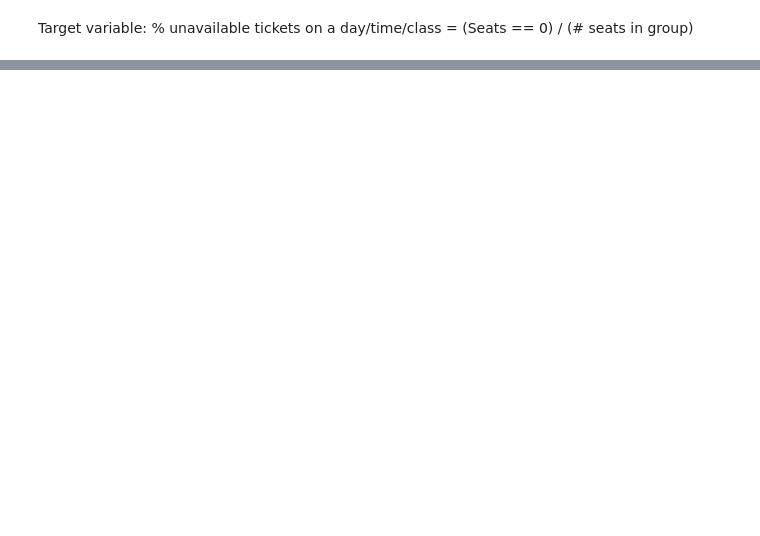
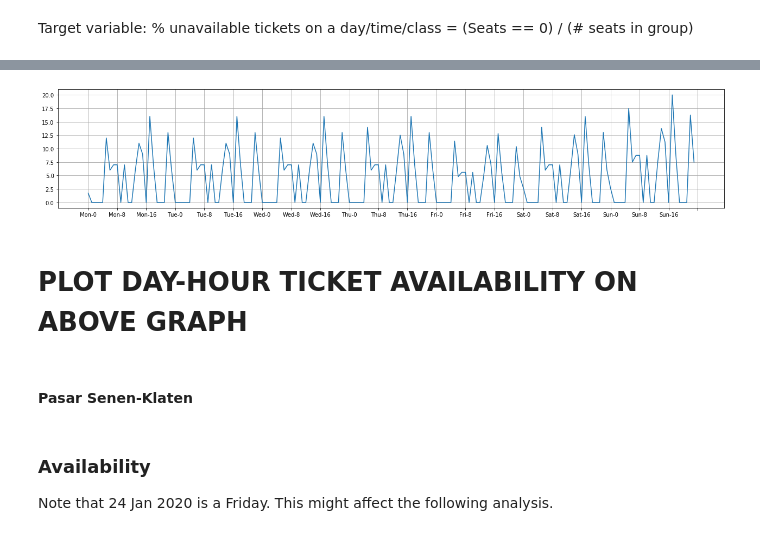
Before and after one commit to umarmf/tiket-scrape, a Jupyter notebook: notebooks/Tiket.com Train Ticket Scraper.ipynb, the cells around one changed output, grey strips where cells are left out. Drawn from its saved outputs; the diff is of its cells as text; code cells hidden in the pictures; blank space fills up the shorter version.

```diff
--- a/notebooks/Tiket.com Train Ticket Scraper.ipynb
+++ b/notebooks/Tiket.com Train Ticket Scraper.ipynb
@@ -203,0 +296,8 @@ after next two days, average avaialiblity = 40%
+# %%
+# generate list of 30 days from 24jan to 24feb
+check_date_plus30 = (dt.strptime(check_date, "%Y-%m-%d")+ timedelta(days=30)).strftime("%Y-%m-%d")
+# %%
+date_range_30days = pd.date_range(check_date, check_date_plus30, periods=30*24+1).to_series() #.reset_index()
+date_range_30days_df = pd.DataFrame({'date': date_range_30days, 'day_name': date_range_30days.dt.day_name(), 'day': date_range_30days.dt.dayofweek, 'hour': date_range_30days.dt.hour })
+dayhour_30days = date_range_30days_df.groupby(['day_name', 'day','hour']).size().reset_index().rename(columns={0: 'count_dayhour'})
+dayhour_30days.sample(5)
@@ -203,0 +311,23 @@ after next two days, average avaialiblity = 40%
+# %%
+df_one_bd_dayhour = pd.DataFrame({'day': df_one_bd.depart_datetime.dt.dayofweek, 'hour': df_one_bd.depart_datetime.dt.hour })
+df_one_bd_dayhour = df_one_bd_dayhour.groupby(['day','hour']).size().reset_index().rename(columns={0: 'count_routes'})
+df_one_bd_dayhour = dayhour_30days.merge(df_one_bd_dayhour, how='left', on =['day','hour'])
+df_one_bd_dayhour['routes_per_dayhour'] = df_one_bd_dayhour['count_routes']/df_one_bd_dayhour['count_dayhour']
+df_one_bd_dayhour.fillna(0, inplace=True)
+# add dayhour column and order by day, hour
+
+df_one_bd_dayhour['dayhour'] = df_one_bd_dayhour['day_name'].str.slice(0,3,1) + '-' + df_one_bd_dayhour['hour'].astype('str')
+df_one_bd_dayhour['x_axis'] = df_one_bd_dayhour.apply(lambda x : x['dayhour'] if str(x['hour']) in ['0','8','16'] else '', axis=1)
+df_one_bd_dayhour.sort_values(['day','hour'], inplace=True)
+# %%
+plt.figure(figsize=(22,4))
+plt.plot('dayhour', 'routes_per_dayhour', data = df_one_bd_dayhour)
+plt.xticks(df_one_bd_dayhour['x_axis'])
+plt.grid(b=True, which='both', color='0.65', linestyle='-')
+plt.show()
+# %% [output]
+[figure, added]
+# %% [markdown]
+# PLOT DAY-HOUR TICKET AVAILABILITY ON ABOVE GRAPH
+# %% [markdown]
+#### Pasar Senen-Klaten
@@ -203,0 +336,3 @@ after next two days, average avaialiblity = 40%
+# %% [markdown]
+### Availability
+Note that 24 Jan 2020 is a Friday. This might affect the following analysis.
```
Also changed, not shown: parts of 57 cells of this notebook.
